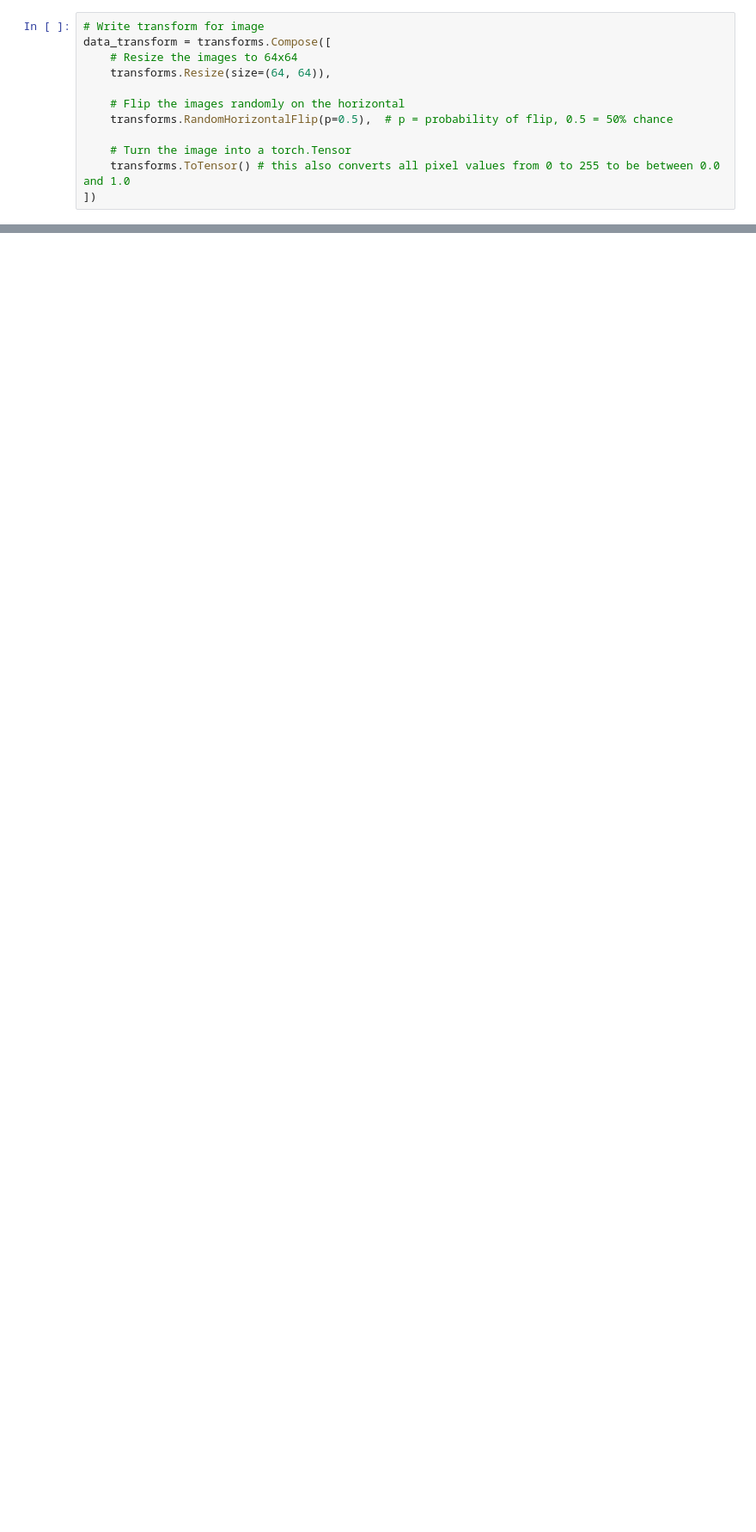
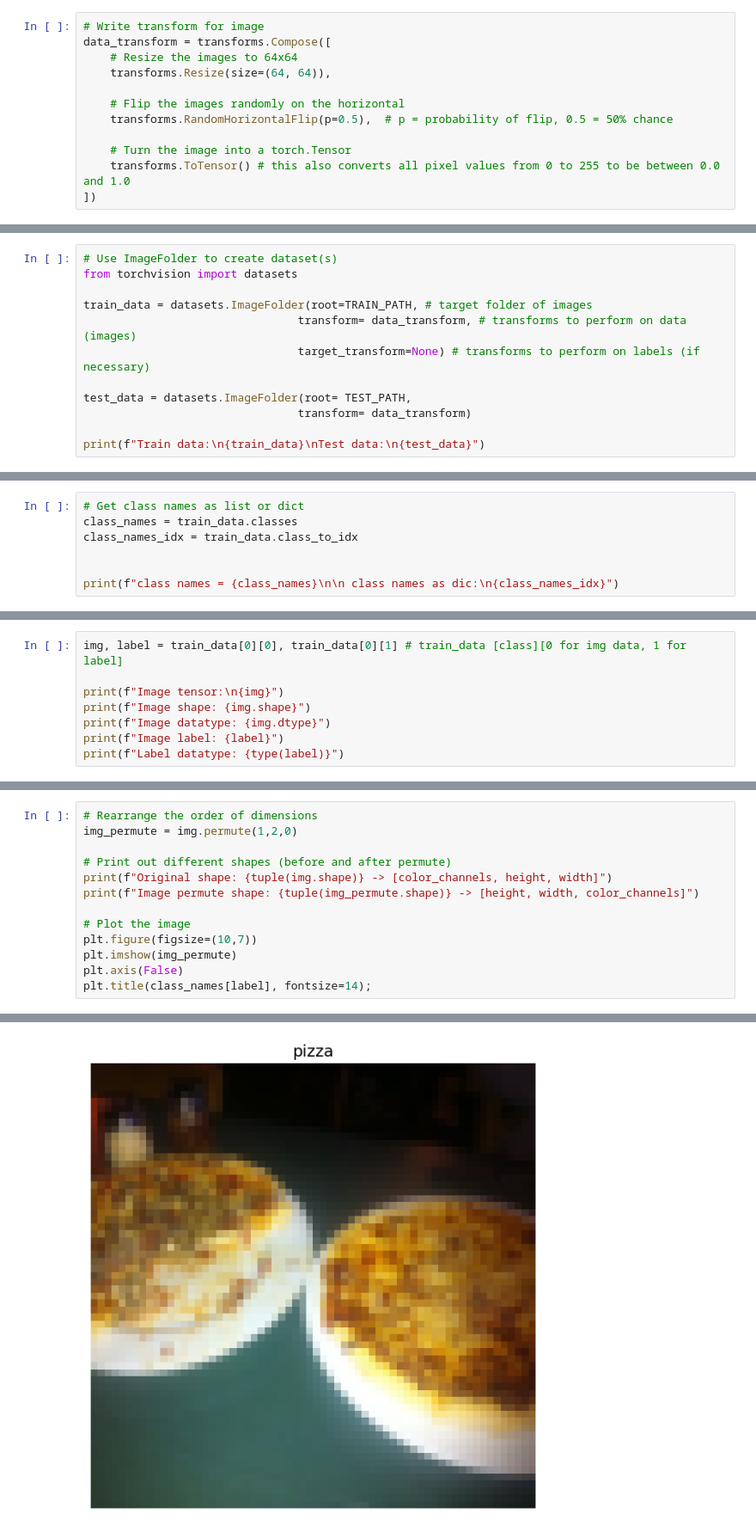
Before and after one commit to youssef-omarrr/Machine-and-deep-learning, a Jupyter notebook: PyTorch Course/Chapter 4/04_pytorch_custom_datasets.ipynb, the cells around one changed output, grey strips where cells are left out. Shown at 86% size. Drawn from its saved outputs; the diff is of its cells as text; blank space fills up the shorter version.

```diff
--- a/PyTorch Course/Chapter 4/04_pytorch_custom_datasets.ipynb
+++ b/PyTorch Course/Chapter 4/04_pytorch_custom_datasets.ipynb
@@ -367,0 +378,12 @@ plot_transformed_images(img_path_list,
+# %%
+# Use ImageFolder to create dataset(s)
+from torchvision import datasets
+
+train_data = datasets.ImageFolder(root=TRAIN_PATH, # target folder of images
+                                transform= data_transform, # transforms to perform on data (images)
+                                target_transform=None) # transforms to perform on labels (if necessary)
+
+test_data = datasets.ImageFolder(root= TEST_PATH,
+                                transform= data_transform)
+
+print(f"Train data:\n{train_data}\nTest data:\n{test_data}")
@@ -367,0 +411,7 @@ plot_transformed_images(img_path_list,
+# %%
+# Get class names as list or dict
+class_names = train_data.classes
+class_names_idx = train_data.class_to_idx
+
+
+print(f"class names = {class_names}\n\n class names as dic:\n{class_names_idx}")
@@ -367,0 +423,8 @@ plot_transformed_images(img_path_list,
+# %%
+img, label = train_data[0][0], train_data[0][1] # train_data [class][0 for img data, 1 for label]
+
+print(f"Image tensor:\n{img}")
+print(f"Image shape: {img.shape}")
+print(f"Image datatype: {img.dtype}")
+print(f"Image label: {label}")
+print(f"Label datatype: {type(label)}")
@@ -367,0 +452,14 @@ plot_transformed_images(img_path_list,
+# %%
+# Rearrange the order of dimensions
+img_permute = img.permute(1,2,0)
+
+# Print out different shapes (before and after permute)
+print(f"Original shape: {tuple(img.shape)} -> [color_channels, height, width]")
+print(f"Image permute shape: {tuple(img_permute.shape)} -> [height, width, color_channels]")
+
+# Plot the image
+plt.figure(figsize=(10,7))
+plt.imshow(img_permute)
+plt.axis(False)
+plt.title(class_names[label], fontsize=14);
+# %% [output]
@@ -367,0 +468 @@ plot_transformed_images(img_path_list,
+[figure, added]
```
Also changed, not shown: parts of 58 cells of this notebook, 1 other file.
